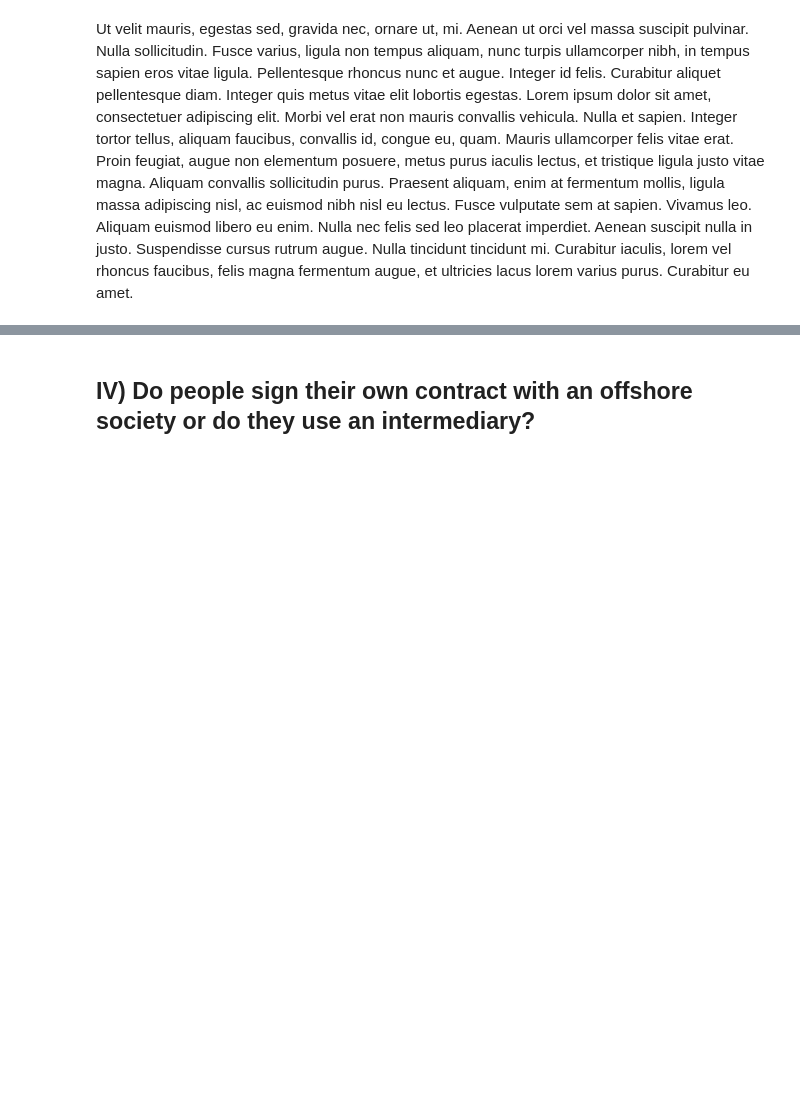
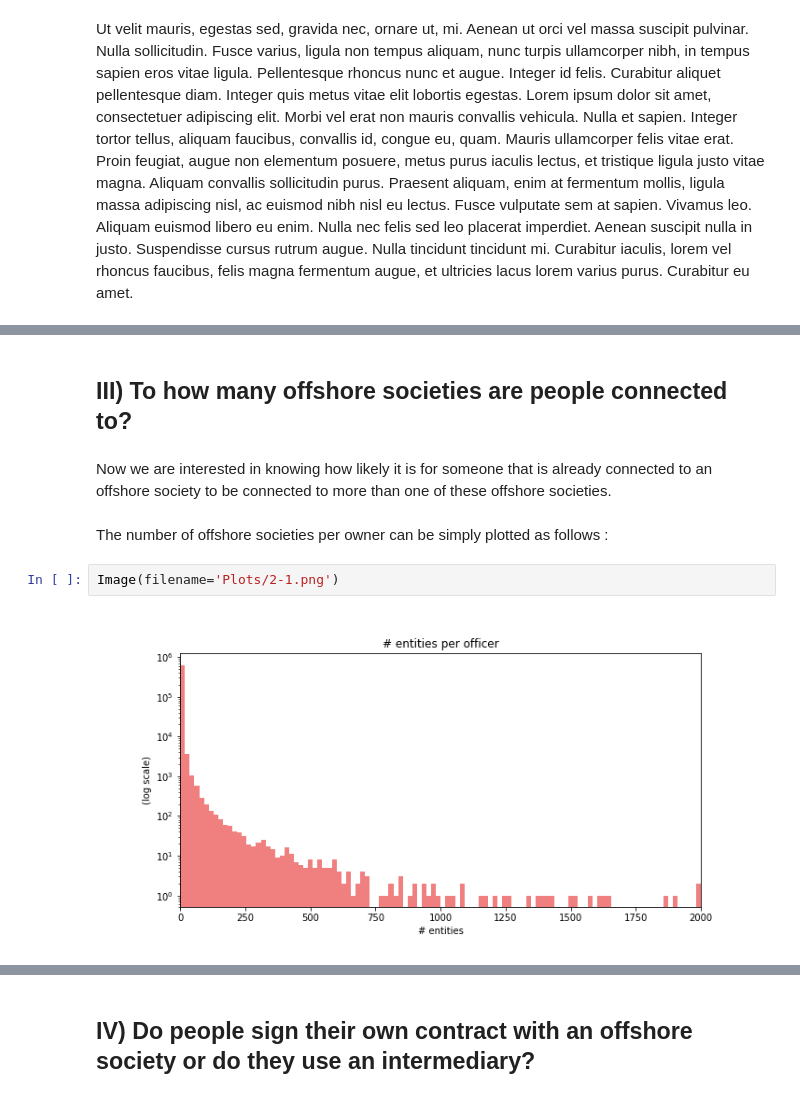
Before and after one commit to yymartin/ADA_Project_Cobra, a Jupyter notebook: index.ipynb, the cells around one changed output, grey strips where cells are left out. Cells and saved outputs as stored; diff of their text form; blank space fills up the shorter version.

```diff
--- a/index.ipynb
+++ b/index.ipynb
@@ -55,0 +72,10 @@ Aliquam convallis sollicitudin purus. Praesent aliquam, enim at fermentum mollis
+# %% [markdown]
+## III) To how many offshore societies are people connected to?
+# %% [markdown]
+Now we are interested in knowing how likely it is for someone that is already connected to an offshore society to be connected to more than one of these offshore societies.
+# %% [markdown]
+The number of offshore societies per owner can be simply plotted as follows :
+# %%
+Image(filename='Plots/2-1.png')
+# %% [output]
+[figure, added]
```
Also changed, not shown: parts of 13 cells of this notebook.
